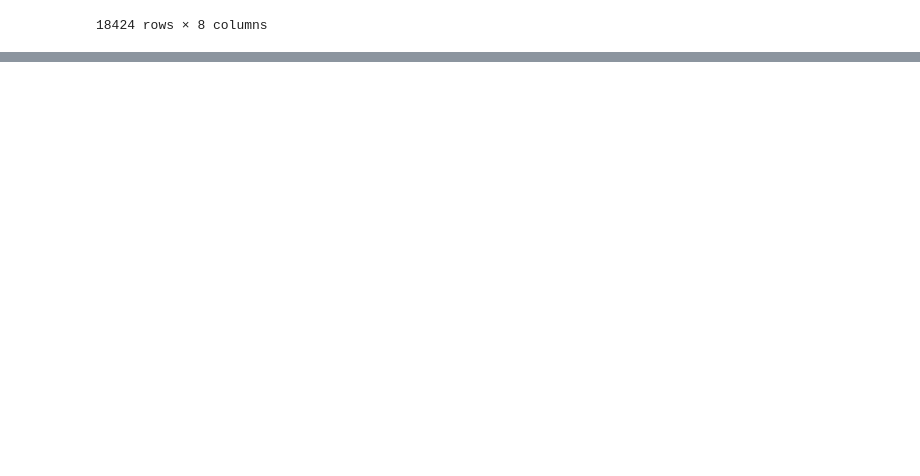
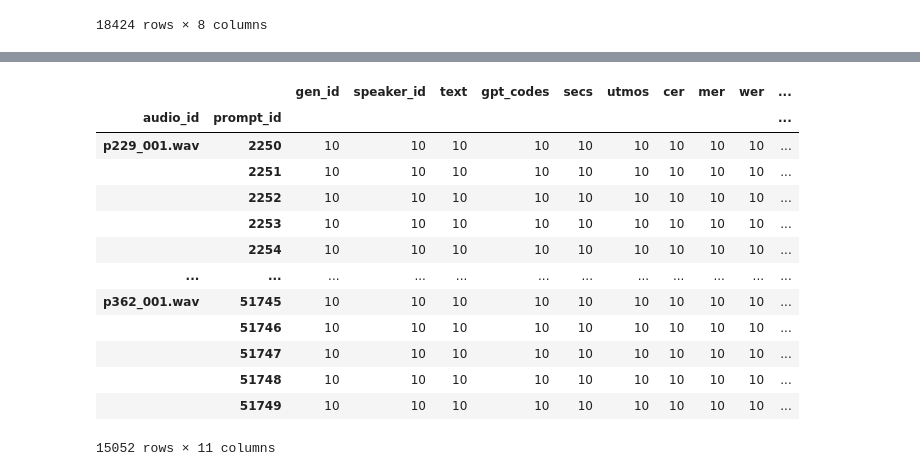
Before and after one commit to BirdWithDreams/diploma, a Jupyter notebook: my_scripts/metrics.ipynb, the cells around one changed output, grey strips where cells are left out. Saved outputs shown, nothing was run; the diff lists cells and outputs as text; code cells hidden in the pictures; blank space fills up the shorter version.

```diff
--- a/my_scripts/metrics.ipynb
+++ b/my_scripts/metrics.ipynb
@@ -555,0 +651,4 @@ pd.concat([speakers, dataset[dataset['speaker_id'].isin(['4525', '197469'])].gro
+# %%
+path = Path(r'D:\Учеба\КПИ\Diploma\TTS\data\dpo_dataset\dpo_data\vctk-asr-gen')
+best_lg = pd.concat([pd.read_parquet(file) for file in list(path.glob('*'))], axis=0)
+best_lg
@@ -555,0 +669,17 @@ pd.concat([speakers, dataset[dataset['speaker_id'].isin(['4525', '197469'])].gro
+# %%
+best_lg.groupby(['audio_id', 'prompt_id']).count()
+# %% [output]
+|  |  | gen_id | speaker_id | text | gpt_codes | secs | utmos | cer | mer | wer | ... |
+| audio_id | prompt_id |  |  |  |  |  |  |  |  |  | ... |
+| p229_001.wav | 2250 | 10 | 10 | 10 | 10 | 10 | 10 | 10 | 10 | 10 | ... |
+|  | 2251 | 10 | 10 | 10 | 10 | 10 | 10 | 10 | 10 | 10 | ... |
+|  | 2252 | 10 | 10 | 10 | 10 | 10 | 10 | 10 | 10 | 10 | ... |
+|  | 2253 | 10 | 10 | 10 | 10 | 10 | 10 | 10 | 10 | 10 | ... |
+|  | 2254 | 10 | 10 | 10 | 10 | 10 | 10 | 10 | 10 | 10 | ... |
+| ... | ... | ... | ... | ... | ... | ... | ... | ... | ... | ... | ... |
+| p362_001.wav | 51745 | 10 | 10 | 10 | 10 | 10 | 10 | 10 | 10 | 10 | ... |
+|  | 51746 | 10 | 10 | 10 | 10 | 10 | 10 | 10 | 10 | 10 | ... |
+|  | 51747 | 10 | 10 | 10 | 10 | 10 | 10 | 10 | 10 | 10 | ... |
+|  | 51748 | 10 | 10 | 10 | 10 | 10 | 10 | 10 | 10 | 10 | ... |
+|  | 51749 | 10 | 10 | 10 | 10 | 10 | 10 | 10 | 10 | 10 | ... |
+15052 rows × 11 columns
```
Also changed, not shown: parts of 12 cells of this notebook.
